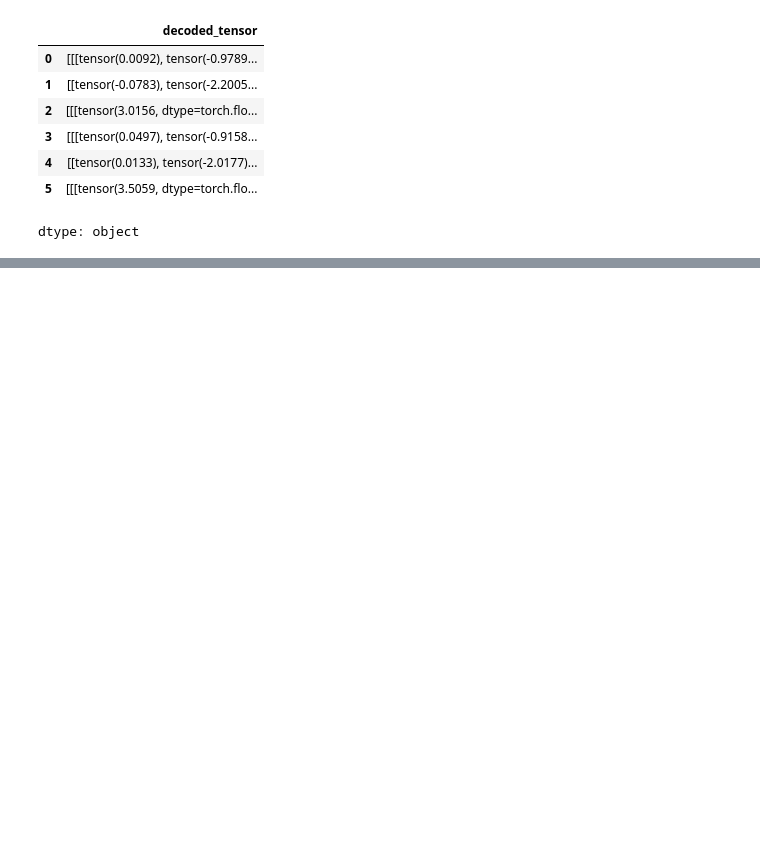
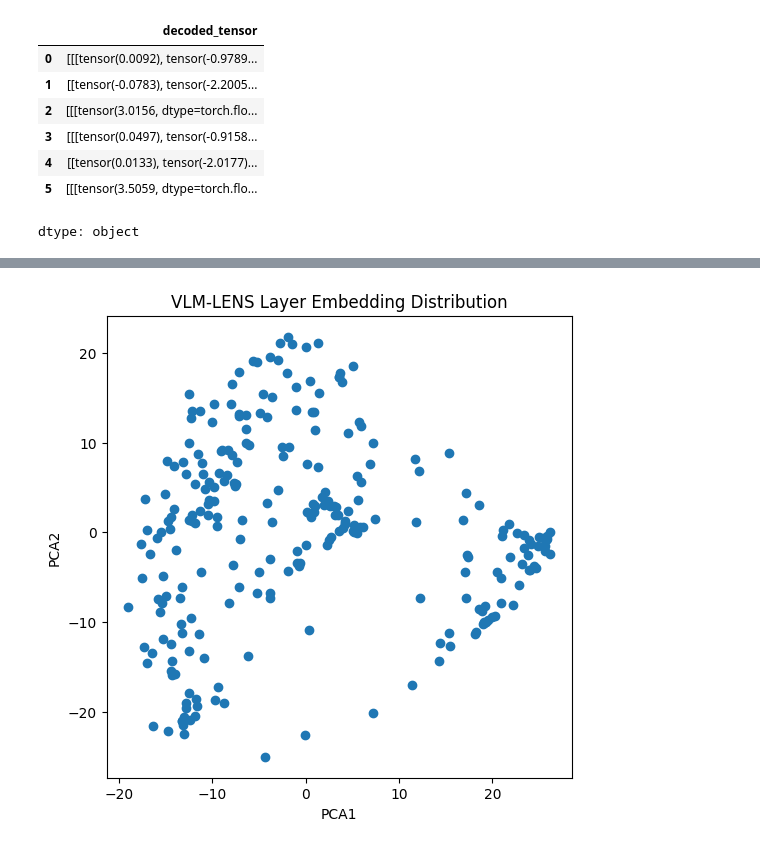
Before and after one commit to Shinichi0713/LLM-fundamental-study, a Jupyter notebook: inner-feature/VLM_LENS_v1.ipynb, the cells around one changed output, grey strips where cells are left out. Cells and saved outputs as stored; diff of their text form; code cells hidden in the pictures; blank space fills up the shorter version.

```diff
--- a/inner-feature/VLM_LENS_v1.ipynb
+++ b/inner-feature/VLM_LENS_v1.ipynb
@@ -357,0 +316,26 @@ ValueError: x and y can be no greater than 2D, but have shapes (1,) and (1, 257,
+# %%
+import pandas as pd
+import numpy as np
+import pickle
+from sklearn.decomposition import PCA
+import matplotlib.pyplot as plt
+
+# --- Noneを除外 ---
+valid_df = df[df["decoded_tensor"].notnull()]
+
+# --- 1次元配列化 ---
+X = np.stack(valid_df["decoded_tensor"][3][0].cpu().numpy())
+
+# --- PCAで2次元に圧縮 ---
+pca = PCA(n_components=2)
+X_2d = pca.fit_transform(X)
+
+# --- 可視化 ---
+plt.figure(figsize=(6,6))
+plt.scatter(X_2d[:,0], X_2d[:,1])
+plt.title("VLM-LENS Layer Embedding Distribution")
+plt.xlabel("PCA1")
+plt.ylabel("PCA2")
+plt.show()
+# %% [output]
+[figure, added]
```
Also changed, not shown: parts of 7 cells of this notebook, 4 other files.
